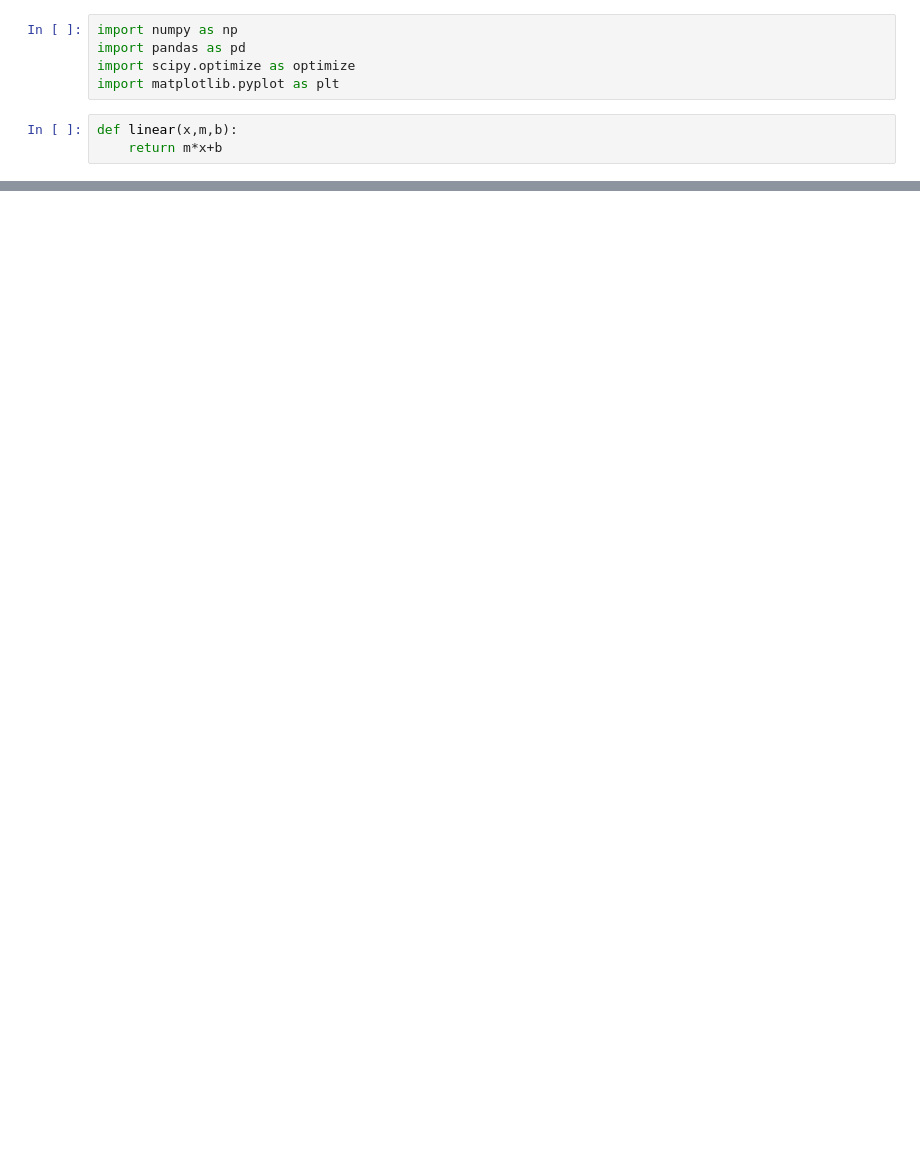
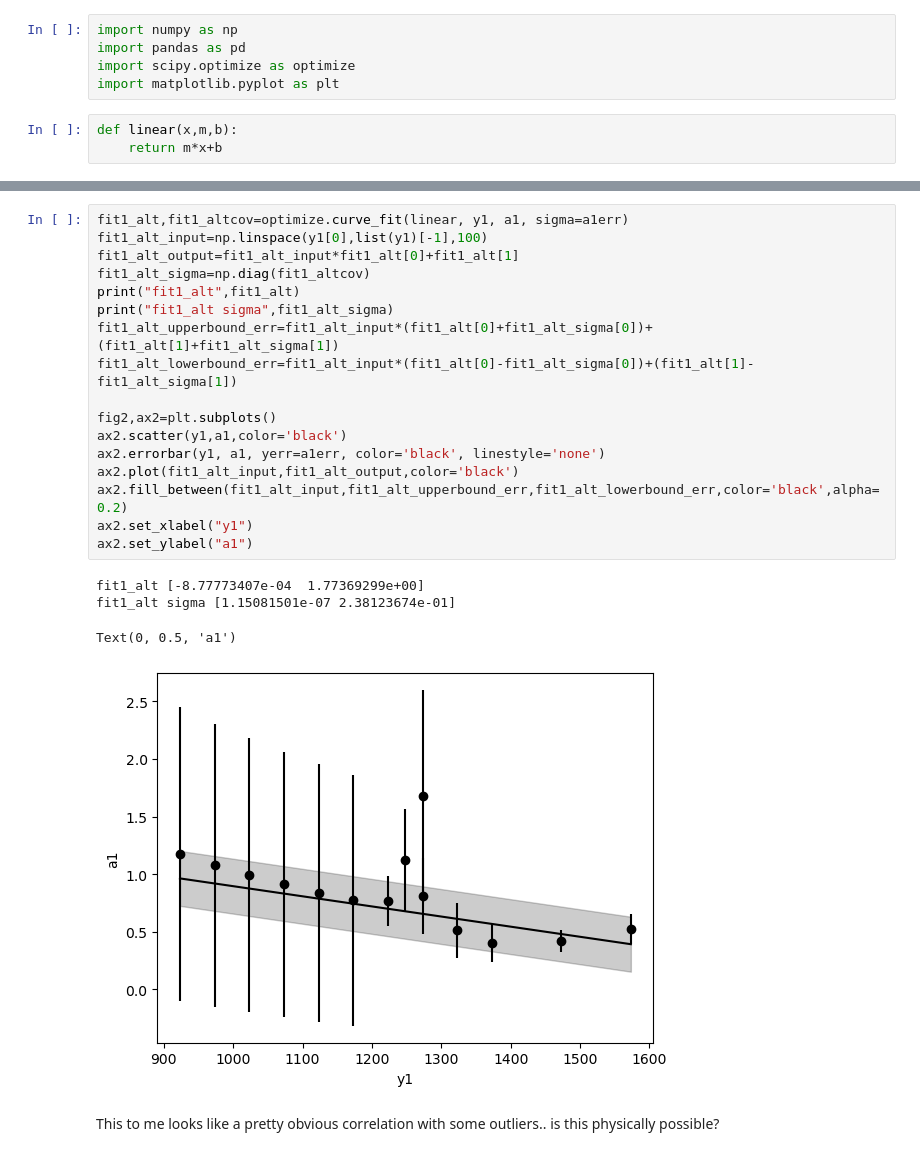
Before and after one commit to maggiehuff/Public, a Jupyter notebook: basic_linear_regression.ipynb, the cells around one changed output, grey strips where cells are left out. Drawn from its saved outputs; the diff is of its cells as text; blank space fills up the shorter version.

Commit message:
try different combination of variables to fit to
sumana to look at this

```diff
--- a/basic_linear_regression.ipynb
+++ b/basic_linear_regression.ipynb
@@ -101,0 +128,24 @@ ax1.fill_between(fit4_input,fit4_upperbound_err,fit4_lowerbound_err,color='green
+# %%
+fit1_alt,fit1_altcov=optimize.curve_fit(linear, y1, a1, sigma=a1err)
+fit1_alt_input=np.linspace(y1[0],list(y1)[-1],100)
+fit1_alt_output=fit1_alt_input*fit1_alt[0]+fit1_alt[1]
+fit1_alt_sigma=np.diag(fit1_altcov)
+print("fit1_alt",fit1_alt)
+print("fit1_alt sigma",fit1_alt_sigma)
+fit1_alt_upperbound_err=fit1_alt_input*(fit1_alt[0]+fit1_alt_sigma[0])+(fit1_alt[1]+fit1_alt_sigma[1])
+fit1_alt_lowerbound_err=fit1_alt_input*(fit1_alt[0]-fit1_alt_sigma[0])+(fit1_alt[1]-fit1_alt_sigma[1])
+
+fig2,ax2=plt.subplots()
+ax2.scatter(y1,a1,color='black')
+ax2.errorbar(y1, a1, yerr=a1err, color='black', linestyle='none')
+ax2.plot(fit1_alt_input,fit1_alt_output,color='black')
+ax2.fill_between(fit1_alt_input,fit1_alt_upperbound_err,fit1_alt_lowerbound_err,color='black',alpha=0.2)
+ax2.set_xlabel("y1")
+ax2.set_ylabel("a1")
+# %% [output]
+fit1_alt [-8.77773407e-04  1.77369299e+00]
+fit1_alt sigma [1.15081501e-07 2.38123674e-01]
+Text(0, 0.5, 'a1')
+[figure, added]
+# %% [markdown]
+This to me looks like a pretty obvious correlation with some outliers.. is this physically possible?
```
Also changed, not shown: parts of 2 cells of this notebook.
